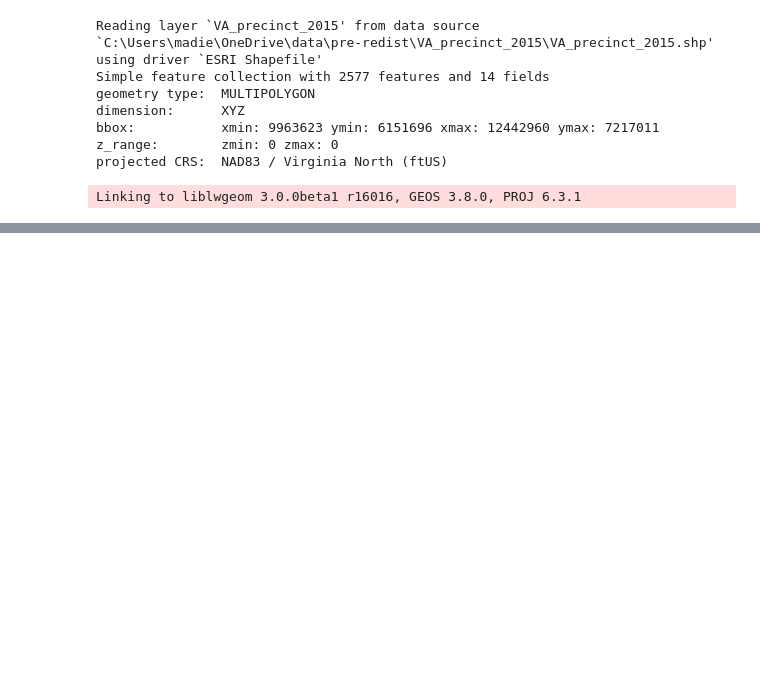
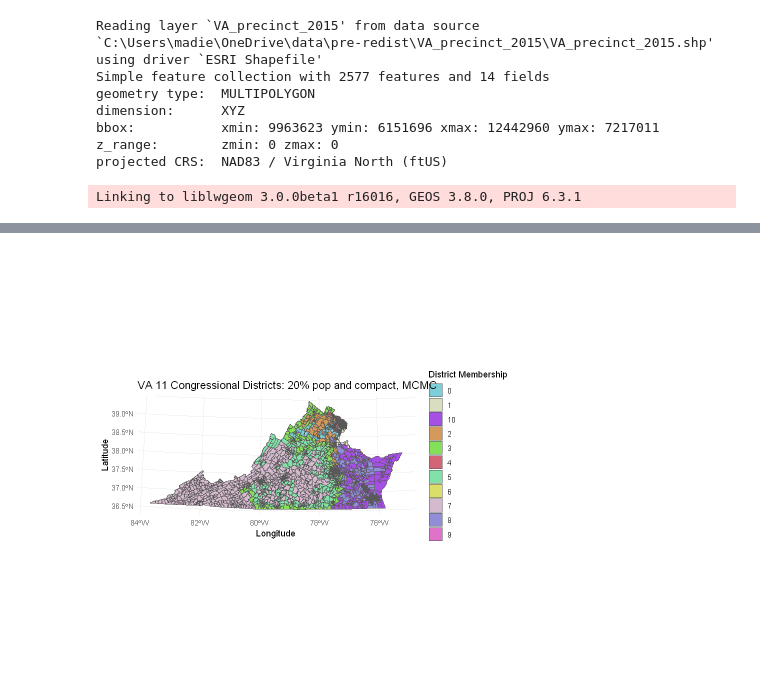
Before and after one commit to madeleinegoertz/ap-research-redistricting, a Jupyter notebook: mcmc/fairfax-test-runs/va-filtering.ipynb, the cells around one changed output, grey strips where cells are left out. Saved outputs shown, nothing was run; the diff lists cells and outputs as text; code cells hidden in the pictures; blank space fills up the shorter version.

Commit message:
testing out compactness measures

```diff
--- a/mcmc/fairfax-test-runs/va-filtering.ipynb
+++ b/mcmc/fairfax-test-runs/va-filtering.ipynb
@@ -120,0 +143,29 @@ Linking to liblwgeom 3.0.0beta1 r16016, GEOS 3.8.0, PROJ 6.3.1
+# %%
+# reformat so that columns are the districts, rows are maps, and values are polysby popper compactness score
+compacter <- compact %>%
+            pivot_wider(names_from = districts, values_from = PolsbyPopper) %>%
+            # rename columns so that they have string names
+            rename(c("map"="nloop", "dist_0"="0", "dist_1"="1", "dist_2"="2", "dist_3"="3", "dist_4"="4", "dist_5"="5",
+                     "dist_6"="6", "dist_7"="7", "dist_8"="8", "dist_9"="9", "dist_10"="10")) %>%
+            # calculate mean polsby popper score
+            group_by(map) %>% mutate(mean = (dist_0 + dist_1 + dist_2 + dist_4 + dist_5 + dist_6 +
+                                            dist_7 + dist_8 + dist_9 + dist_10)/11)
+# %%
+best_map <- which.max(compacter$mean)
+# %%
+library(randomcoloR)
+colors <- distinctColorPalette(k=11)
+# %%
+cds <- mcmc.out.st$partitions[,best_map + 1]
+plot <- redist.map(shp=df,
+        district_membership=cds,
+        centroids=FALSE,
+        edges=FALSE,
+        title="VA 11 Congressional Districts: 20% pop and compact, MCMC") +
+        theme(legend.position="right") +
+        scale_fill_manual(values = colors)
+        # geom_sf_label(aes(label = cds))
+#ggsave("fairfax_10.png")
+plot
+# %% [output]
+[figure, added]
```
Also changed, not shown: parts of 2 cells of this notebook.
